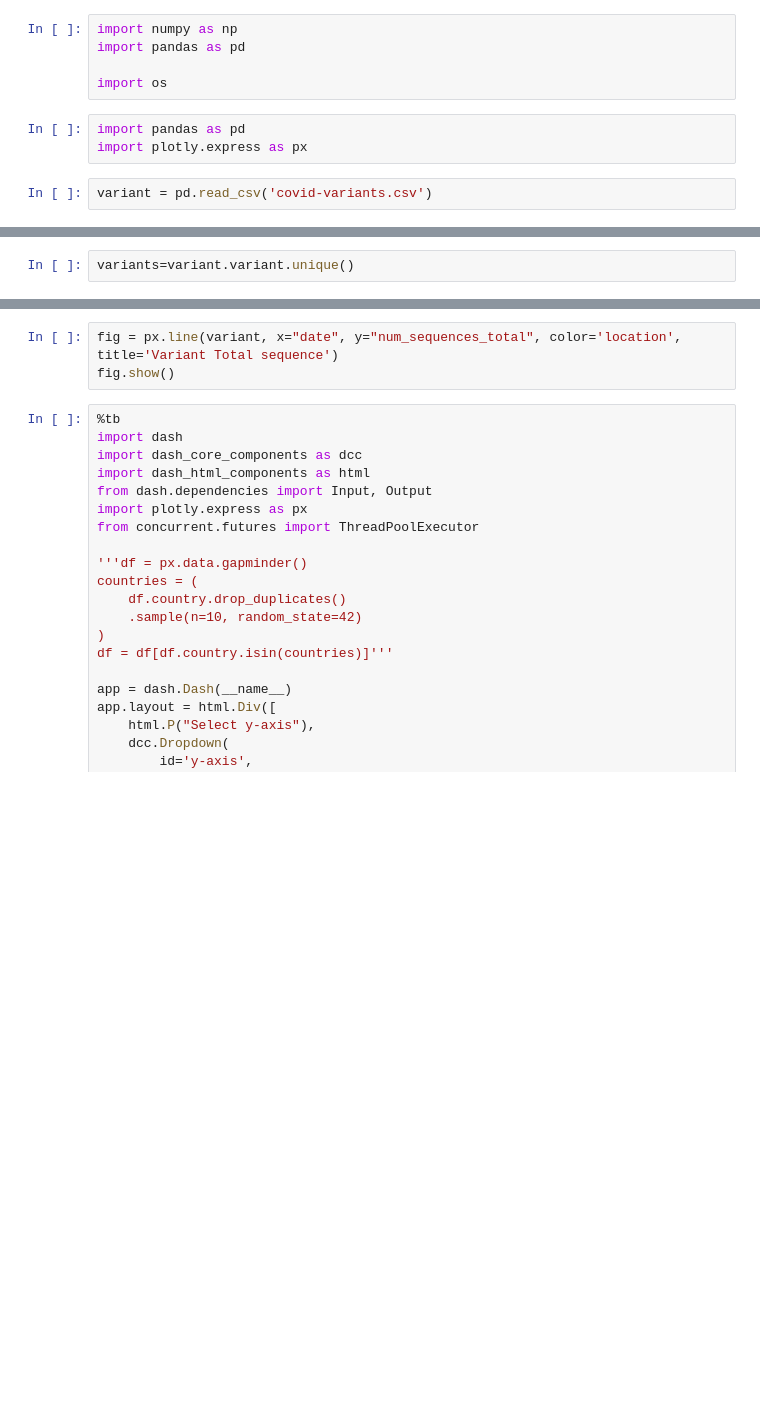
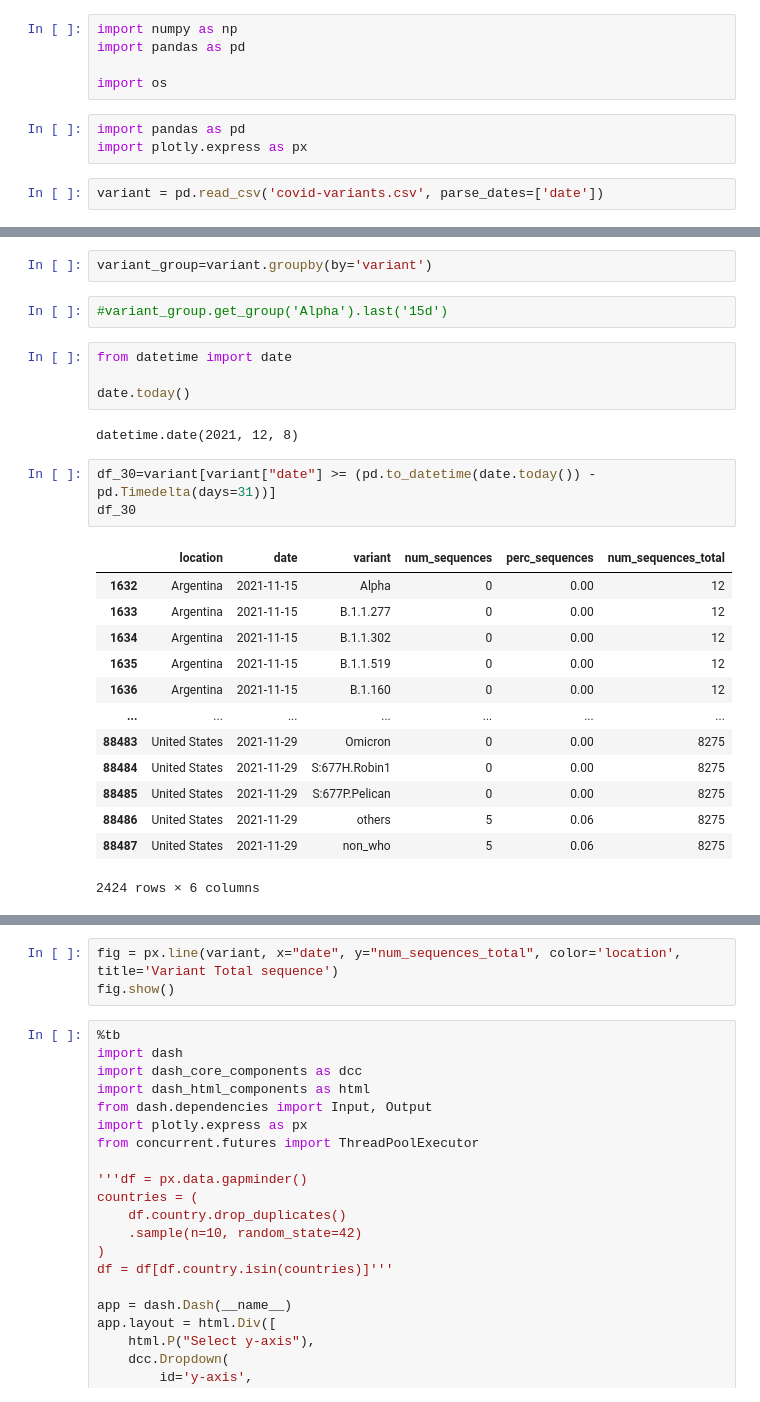
Before and after one commit to Owaiskhan9654/Covid-Dashboard, a Jupyter notebook: Dash Error basic-exploration-of-covid-variants.ipynb, the cells around one changed output, grey strips where cells are left out. Drawn from its saved outputs; the diff is of its cells as text; blank space fills up the shorter version.

```diff
--- a/Dash Error basic-exploration-of-covid-variants.ipynb
+++ b/Dash Error basic-exploration-of-covid-variants.ipynb
@@ -7,6 +7,6 @@ import os
 import pandas as pd
 import plotly.express as px
 # %%
-variant = pd.read_csv('covid-variants.csv')
+variant = pd.read_csv('covid-variants.csv', parse_dates=['date'])
 # %%
 variant.head()
@@ -15,2 +30,27 @@ variant.isna().sum()
-# %%
-variants=variant.variant.unique()
+# %%
+variant_group=variant.groupby(by='variant')
+# %%
+#variant_group.get_group('Alpha').last('15d')
+# %%
+from datetime import date
+
+date.today()
+# %% [output]
+datetime.date(2021, 12, 8)
+# %%
+df_30=variant[variant["date"] >= (pd.to_datetime(date.today()) - pd.Timedelta(days=31))]
+df_30
+# %% [output]
+|  | location | date | variant | num_sequences | perc_sequences | num_sequences_total |
+| 1632 | Argentina | 2021-11-15 | Alpha | 0 | 0.00 | 12 |
+| 1633 | Argentina | 2021-11-15 | B.1.1.277 | 0 | 0.00 | 12 |
+| 1634 | Argentina | 2021-11-15 | B.1.1.302 | 0 | 0.00 | 12 |
+| 1635 | Argentina | 2021-11-15 | B.1.1.519 | 0 | 0.00 | 12 |
+| 1636 | Argentina | 2021-11-15 | B.1.160 | 0 | 0.00 | 12 |
+| ... | ... | ... | ... | ... | ... | ... |
+| 88483 | United States | 2021-11-29 | Omicron | 0 | 0.00 | 8275 |
+| 88484 | United States | 2021-11-29 | S:677H.Robin1 | 0 | 0.00 | 8275 |
+| 88485 | United States | 2021-11-29 | S:677P.Pelican | 0 | 0.00 | 8275 |
+| 88486 | United States | 2021-11-29 | others | 5 | 0.06 | 8275 |
+| 88487 | United States | 2021-11-29 | non_who | 5 | 0.06 | 8275 |
+2424 rows × 6 columns
```
Also changed, not shown: parts of 22 cells of this notebook, 9 other files.
